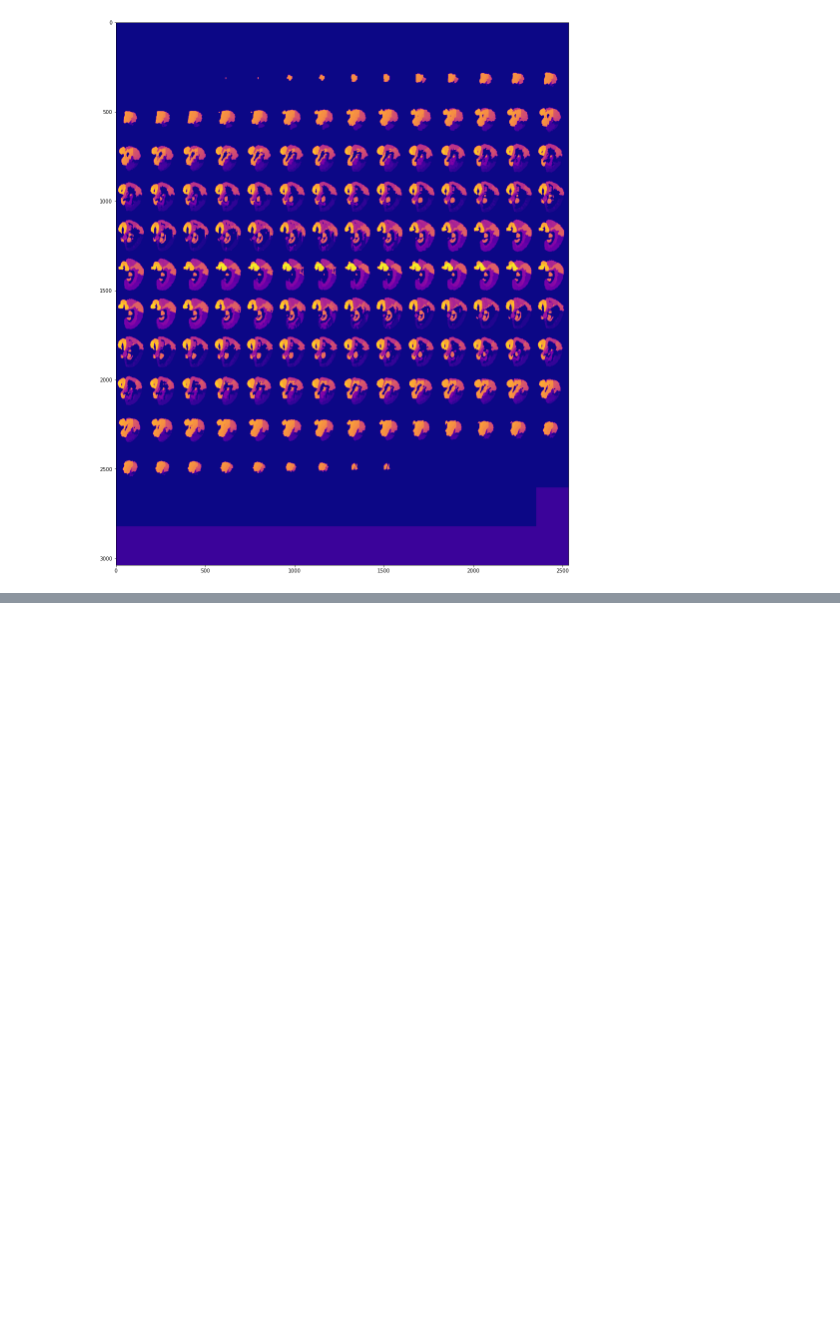
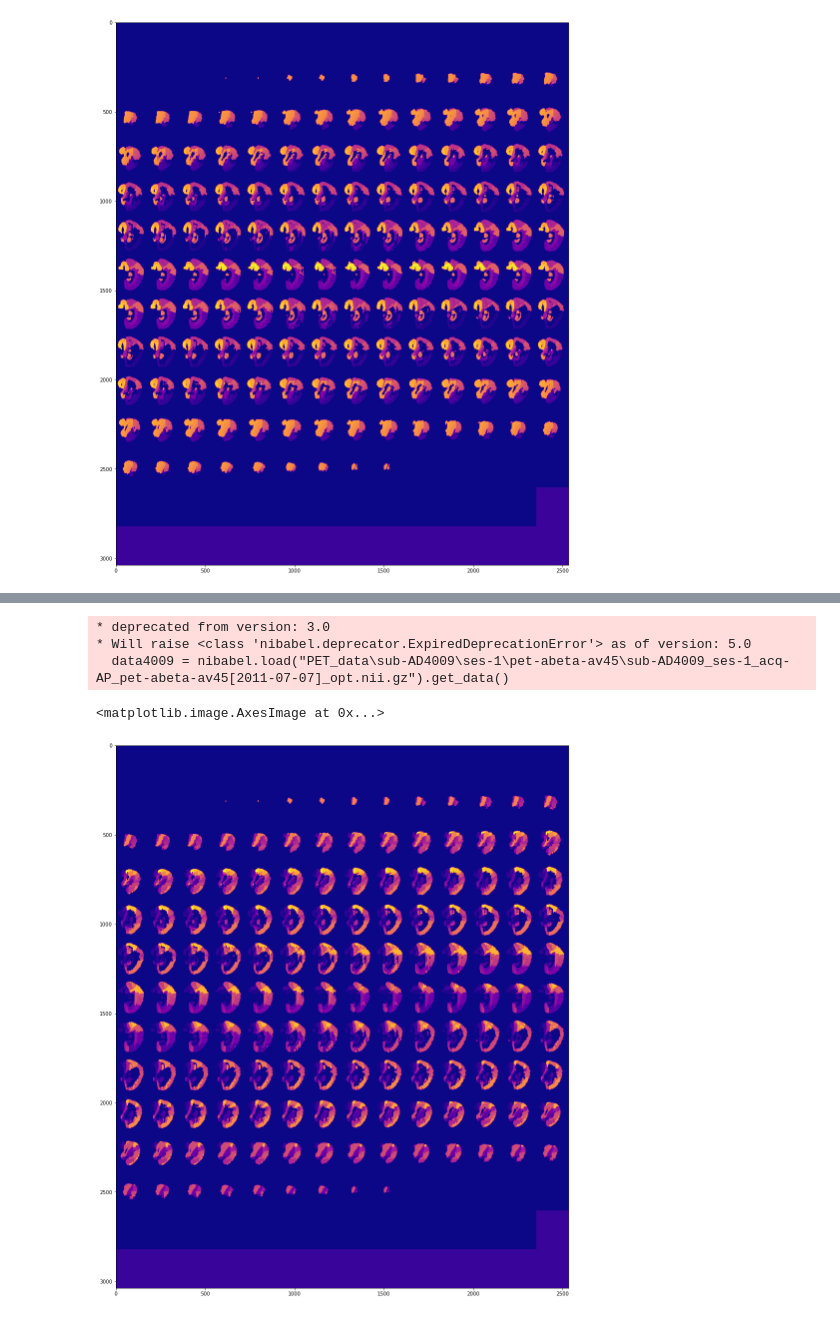
Before and after one commit to brainhack-ch/BrainSpread, a Jupyter notebook: Visualize.ipynb, the cells around one changed output, grey strips where cells are left out. Cells and saved outputs as stored; diff of their text form; code cells hidden in the pictures; blank space fills up the shorter version.

Commit message:
linear regressions

```diff
--- a/Visualize.ipynb
+++ b/Visualize.ipynb
@@ -88,6 +53,0 @@ PETS = [('AD4215', "PET_data\sub-AD4215\ses-1\pet-abeta-av45\sub-AD4215_ses-1_ac
-# %%
-for i in PETS:
-    pet0 = nibabel.load(i[1]).get_data()
-    pet1 = nibabel.load(i[2]).get_data()
-    regionMeans, regionMeansAfter = extractRegionMeans(regions,pet0,pet1)
-    saveToTextFile((i[0], regionMeans,regionMeansAfter))
@@ -101,0 +86,10 @@ for i in PETS:
+# %%
+data = []
+labels = []
+for i in PETS:
+    pet0 = nibabel.load(i[1]).get_data()
+    pet1 = nibabel.load(i[2]).get_data()
+    regionMeans, regionMeansAfter = extractRegionMeans(regions,pet0,pet1)
+    data.append(regionMeans)
+    labels.append(regionMeansAfter)
+#   saveToTextFile((i[0], regionMeans,regionMeansAfter))
@@ -101,0 +104,22 @@ for i in PETS:
+# %%
+def fromRegionMeans(means, region):
+    output = np.zeros(region.shape)
+    for i in range(1,117):
+        output[np.where(region==i)] = means[i-1]
+    return output
+# %%
+from sklearn.linear_model import LinearRegression
+#regression using all three data points
+reg3 = LinearRegression().fit(data,labels)
+#regressions using 2 data points and one validation
+# %%
+data4009 = nibabel.load("PET_data\sub-AD4009\ses-1\pet-abeta-av45\sub-AD4009_ses-1_acq-AP_pet-abeta-av45[2011-07-07]_opt.nii.gz").get_data()
+pred = reg3.predict([(extractRegionMeans(regions, data4009, data4009)[0])])
+fig, ax1 = plt.subplots(1,1,figsize=(20,20))
+ax1.imshow(montage(fromRegionMeans(pred[0],regions)),cmap='plasma')
+# %% [output]
+* deprecated from version: 3.0
+* Will raise <class 'nibabel.deprecator.ExpiredDeprecationError'> as of version: 5.0
+  data4009 = nibabel.load("PET_data\sub-AD4009\ses-1\pet-abeta-av45\sub-AD4009_ses-1_acq-AP_pet-abeta-av45[2011-07-07]_opt.nii.gz").get_data()
+<matplotlib.image.AxesImage at 0x...>
+[figure, added]
```
Also changed, not shown: parts of 13 cells of this notebook, 9 other files.
